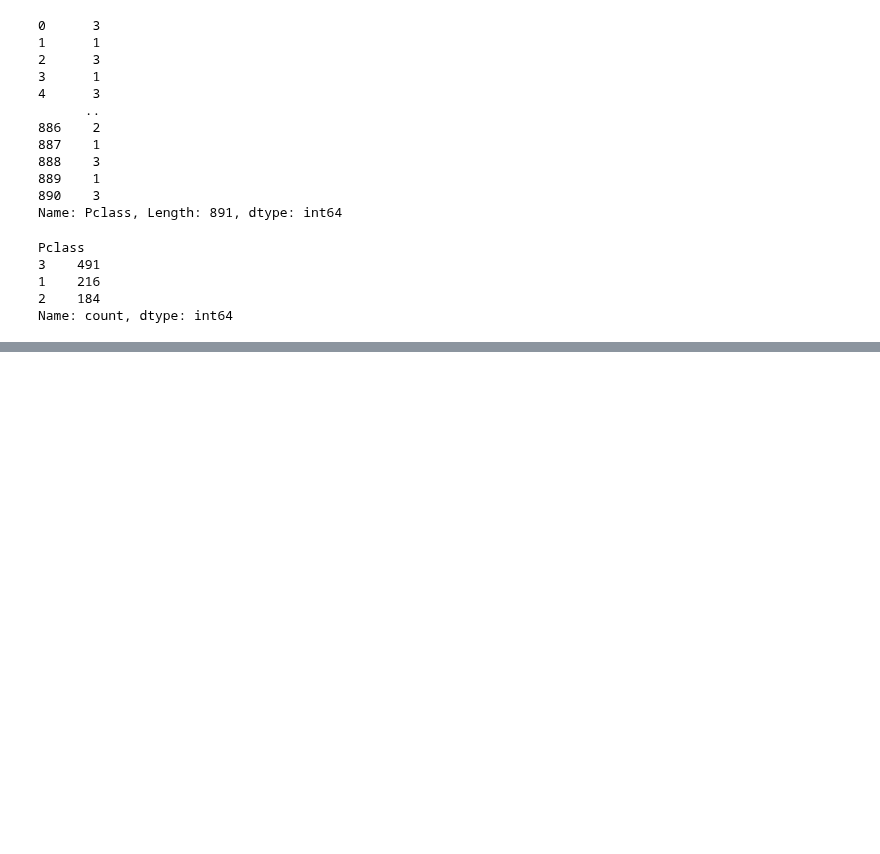
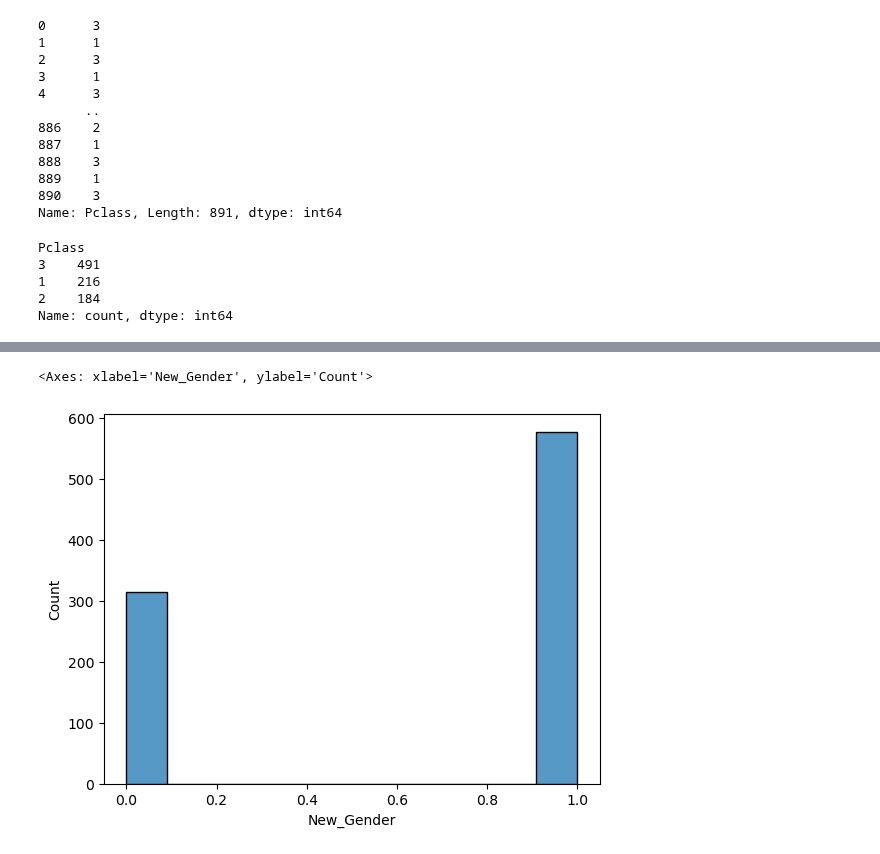
Before and after one commit to Abricos-gt/Data_Science_projects, a Jupyter notebook: pandas_project4.ipynb, the cells around one changed output, grey strips where cells are left out. Cells and saved outputs as stored; diff of their text form; code cells hidden in the pictures; blank space fills up the shorter version.

```diff
--- a/pandas_project4.ipynb
+++ b/pandas_project4.ipynb
@@ -402,0 +418,5 @@ sns.countplot(df['Pclass'])
+# %%
+sns.histplot(df['New_Gender'])
+# %% [output]
+<Axes: xlabel='New_Gender', ylabel='Count'>
+[figure, added]
```
Also changed, not shown: parts of 4 cells of this notebook.
